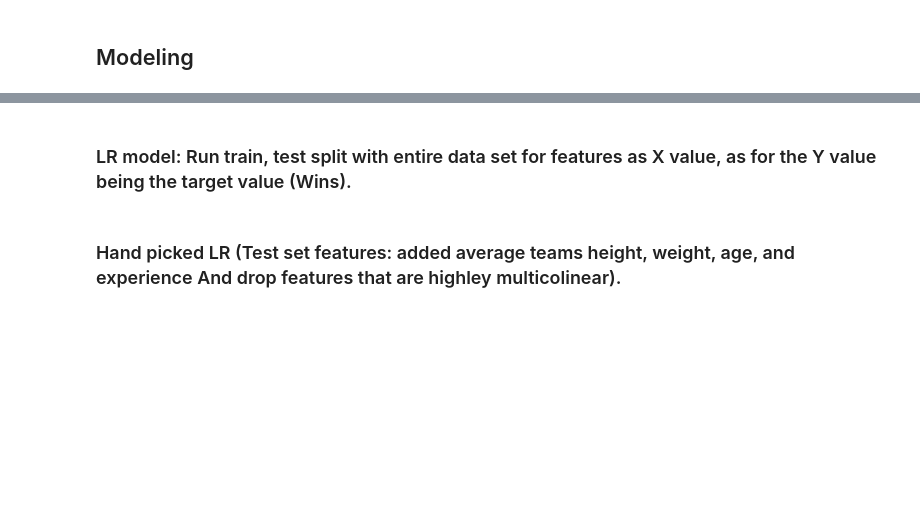
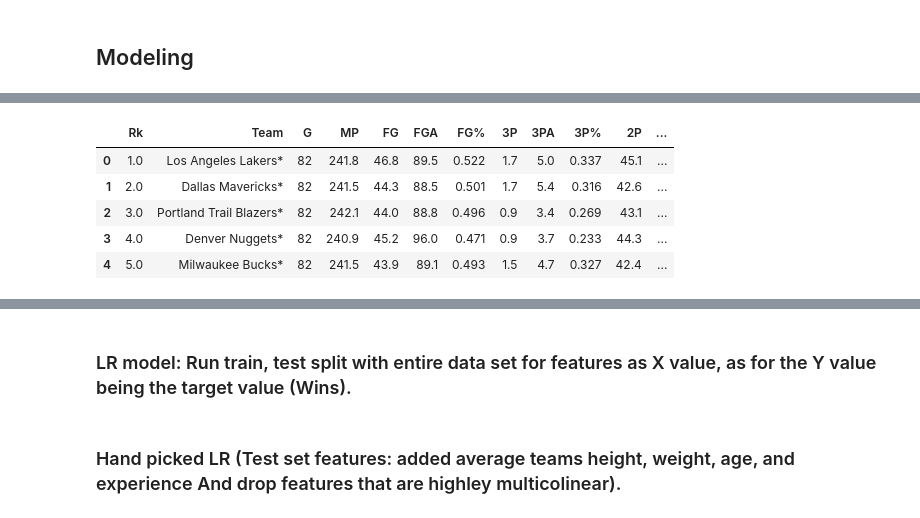
Before and after one commit to HarperJ102986/NBA_Season_Wins, a Jupyter notebook: NBA_Season_Wins.ipynb, the cells around one changed output, grey strips where cells are left out. Drawn from its saved outputs; the diff is of its cells as text; code cells hidden in the pictures; blank space fills up the shorter version.

```diff
--- a/NBA_Season_Wins.ipynb
+++ b/NBA_Season_Wins.ipynb
@@ -214,0 +288,9 @@ sns.heatmap(df, annot=True)
+# %%
+frame.head()
+# %% [output]
+|  | Rk | Team | G | MP | FG | FGA | FG% | 3P | 3PA | 3P% | 2P | ... |
+| 0 | 1.0 | Los Angeles Lakers* | 82 | 241.8 | 46.8 | 89.5 | 0.522 | 1.7 | 5.0 | 0.337 | 45.1 | ... |
+| 1 | 2.0 | Dallas Mavericks* | 82 | 241.5 | 44.3 | 88.5 | 0.501 | 1.7 | 5.4 | 0.316 | 42.6 | ... |
+| 2 | 3.0 | Portland Trail Blazers* | 82 | 242.1 | 44.0 | 88.8 | 0.496 | 0.9 | 3.4 | 0.269 | 43.1 | ... |
+| 3 | 4.0 | Denver Nuggets* | 82 | 240.9 | 45.2 | 96.0 | 0.471 | 0.9 | 3.7 | 0.233 | 44.3 | ... |
+| 4 | 5.0 | Milwaukee Bucks* | 82 | 241.5 | 43.9 | 89.1 | 0.493 | 1.5 | 4.7 | 0.327 | 42.4 | ... |
```
Also changed, not shown: parts of 16 cells of this notebook.
